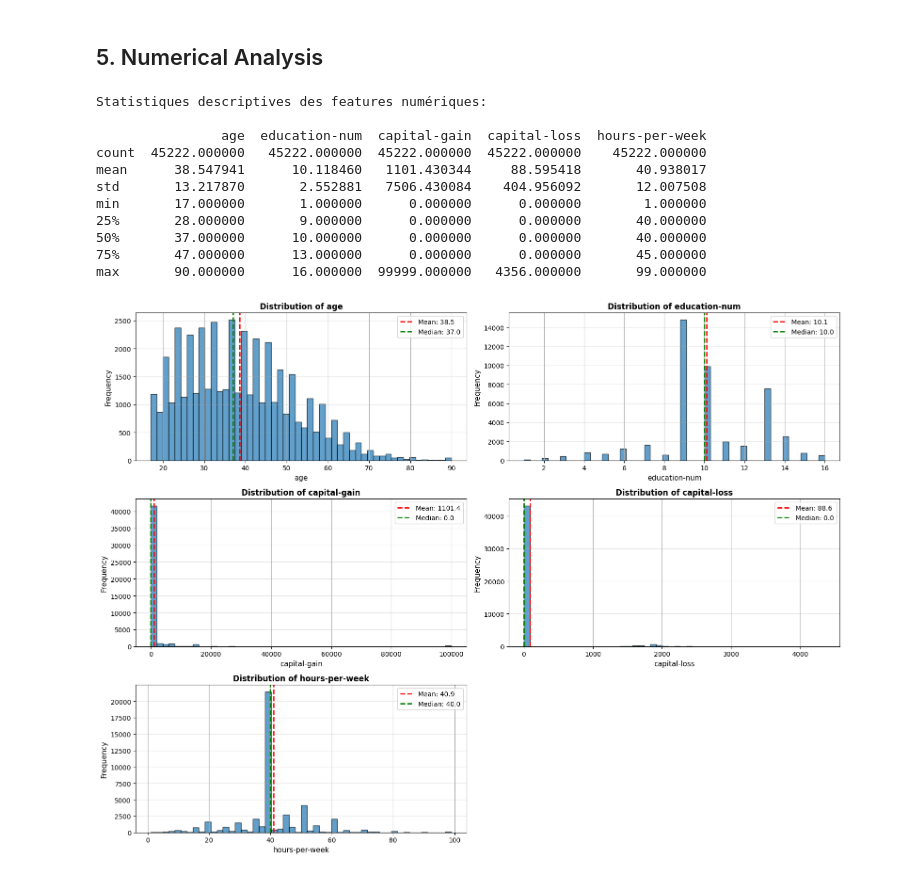
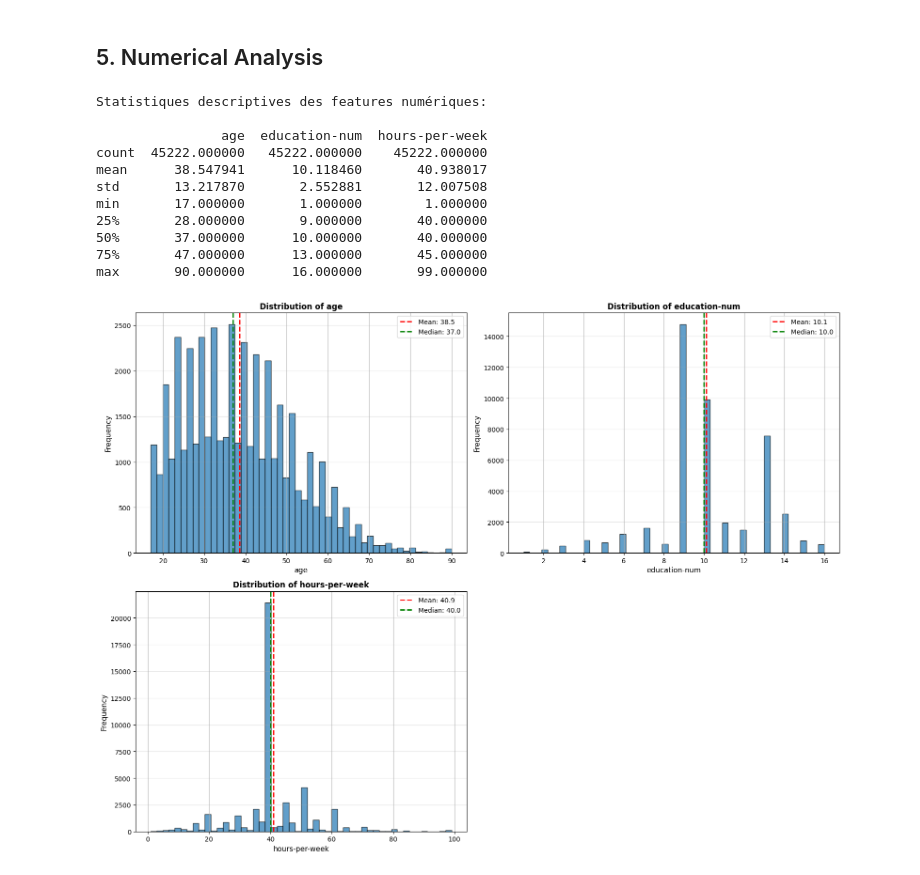
Before and after one commit to AymericMtp/supervised-learning, a Jupyter notebook: eda.ipynb, the cells around one changed output. Saved outputs shown, nothing was run; the diff lists cells and outputs as text; code cells hidden in the pictures.

```diff
--- a/eda.ipynb
+++ b/eda.ipynb
@@ -292,43 +290,43 @@ Nombre de catégories uniques: 2
 # %% [markdown]
 ## 5. Numerical Analysis
 # %%
-numerical_features = ['age', 'education-num', 'capital-gain', 'capital-loss', 'hours-per-week']
+numerical_features = ['age', 'education-num', 'hours-per-week']
 
 print("Statistiques descriptives des features numériques:\n")
 print(income_df[numerical_features].describe())
 # %% [output]
 Statistiques descriptives des features numériques:
 
-                age  education-num  capital-gain  capital-loss  hours-per-week
-count  45222.000000   45222.000000  45222.000000  45222.000000    45222.000000
-mean      38.547941      10.118460   1101.430344     88.595418       40.938017
-std       13.217870       2.552881   7506.430084    404.956092       12.007508
-min       17.000000       1.000000      0.000000      0.000000        1.000000
-25%       28.000000       9.000000      0.000000      0.000000       40.000000
-50%       37.000000      10.000000      0.000000      0.000000       40.000000
-75%       47.000000      13.000000      0.000000      0.000000       45.000000
-max       90.000000      16.000000  99999.000000   4356.000000       99.000000
+                age  education-num  hours-per-week
+count  45222.000000   45222.000000    45222.000000
+mean      38.547941      10.118460       40.938017
+std       13.217870       2.552881       12.007508
+min       17.000000       1.000000        1.000000
+25%       28.000000       9.000000       40.000000
+50%       37.000000      10.000000       40.000000
+75%       47.000000      13.000000       45.000000
+max       90.000000      16.000000       99.000000
 # %%
-fig, axes = plt.subplots(nrows=3, ncols=2, figsize=(16, 12))
+fig, axes = plt.subplots(nrows=2, ncols=2, figsize=(16, 12))
 axes = axes.flatten()
 
 for i, col in enumerate(numerical_features):
     income_df[col].hist(bins=50, ax=axes[i], alpha=0.7, edgecolor='black')
     axes[i].set_xlabel(col, fontsize=11)
     axes[i].set_ylabel('Frequency', fontsize=11)
     axes[i].set_title(f'Distribution of {col}', fontsize=12, fontweight='bold')
     axes[i].grid(axis='y', alpha=0.3)
 
     mean_val = income_df[col].mean()
     median_val = income_df[col].median()
     axes[i].axvline(mean_val, color='red', linestyle='--', linewidth=2, label=f'Mean: {mean_val:.1f}')
     axes[i].axvline(median_val, color='green', linestyle='--', linewidth=2, label=f'Median: {median_val:.1f}')
     axes[i].legend()
 
-fig.delaxes(axes[5])
+fig.delaxes(axes[3])
 plt.tight_layout()
 plt.savefig('numerical_distributions.png', dpi=300, bbox_inches='tight')
 plt.show()
 # %% [output]
-[figure, old version]
+[figure, new version]
 # %%
```
Also changed, not shown: parts of 9 cells of this notebook, 9 other files.
